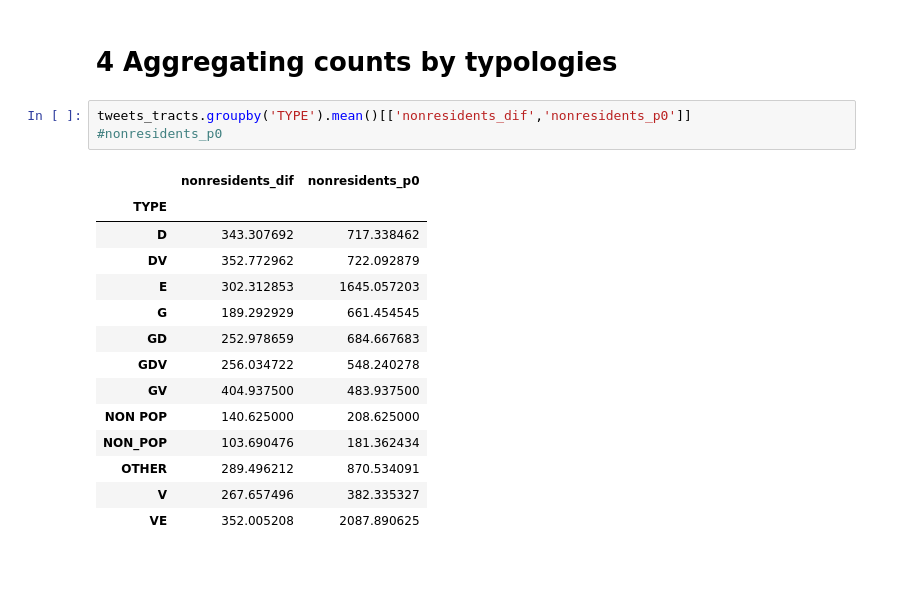
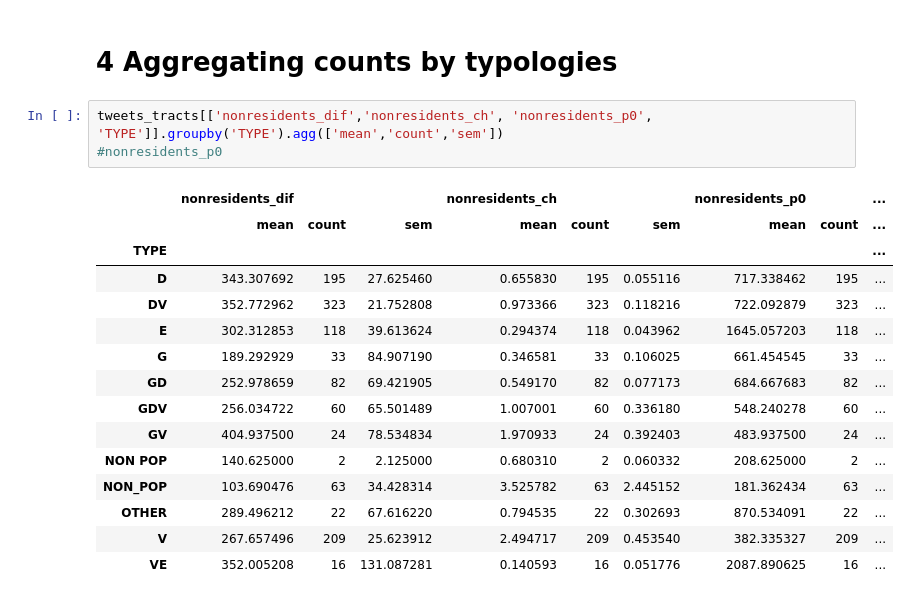
Before and after one commit to rpasquini/twitter_and_displacement, a Jupyter notebook: notebooks/Complete Analysis Example Counts by Typologies .ipynb, the cells around one changed output. Saved outputs shown, nothing was run; the diff lists cells and outputs as text; blank space fills up the shorter version.

```diff
--- a/notebooks/Complete Analysis Example Counts by Typologies .ipynb
+++ b/notebooks/Complete Analysis Example Counts by Typologies .ipynb
@@ -107,20 +108,21 @@ tweets_tracts.head()
 # %% [markdown]
 # 4 Aggregating counts by typologies
 # %%
-tweets_tracts.groupby('TYPE').mean()[['nonresidents_dif','nonresidents_p0']]
+tweets_tracts[['nonresidents_dif','nonresidents_ch', 'nonresidents_p0', 'TYPE']].groupby('TYPE').agg(['mean','count','sem'])
 #nonresidents_p0
 # %% [output]
-|  | nonresidents_dif | nonresidents_p0 |
-| TYPE |  |  |
-| D | 343.307692 | 717.338462 |
-| DV | 352.772962 | 722.092879 |
-| E | 302.312853 | 1645.057203 |
-| G | 189.292929 | 661.454545 |
-| GD | 252.978659 | 684.667683 |
-| GDV | 256.034722 | 548.240278 |
-| GV | 404.937500 | 483.937500 |
-| NON POP | 140.625000 | 208.625000 |
-| NON_POP | 103.690476 | 181.362434 |
-| OTHER | 289.496212 | 870.534091 |
-| V | 267.657496 | 382.335327 |
-| VE | 352.005208 | 2087.890625 |
+|  | nonresidents_dif |  |  | nonresidents_ch |  |  | nonresidents_p0 |  | ... |
+|  | mean | count | sem | mean | count | sem | mean | count | ... |
+| TYPE |  |  |  |  |  |  |  |  | ... |
+| D | 343.307692 | 195 | 27.625460 | 0.655830 | 195 | 0.055116 | 717.338462 | 195 | ... |
+| DV | 352.772962 | 323 | 21.752808 | 0.973366 | 323 | 0.118216 | 722.092879 | 323 | ... |
+| E | 302.312853 | 118 | 39.613624 | 0.294374 | 118 | 0.043962 | 1645.057203 | 118 | ... |
+| G | 189.292929 | 33 | 84.907190 | 0.346581 | 33 | 0.106025 | 661.454545 | 33 | ... |
+| GD | 252.978659 | 82 | 69.421905 | 0.549170 | 82 | 0.077173 | 684.667683 | 82 | ... |
+| GDV | 256.034722 | 60 | 65.501489 | 1.007001 | 60 | 0.336180 | 548.240278 | 60 | ... |
+| GV | 404.937500 | 24 | 78.534834 | 1.970933 | 24 | 0.392403 | 483.937500 | 24 | ... |
+| NON POP | 140.625000 | 2 | 2.125000 | 0.680310 | 2 | 0.060332 | 208.625000 | 2 | ... |
+| NON_POP | 103.690476 | 63 | 34.428314 | 3.525782 | 63 | 2.445152 | 181.362434 | 63 | ... |
+| OTHER | 289.496212 | 22 | 67.616220 | 0.794535 | 22 | 0.302693 | 870.534091 | 22 | ... |
+| V | 267.657496 | 209 | 25.623912 | 2.494717 | 209 | 0.453540 | 382.335327 | 209 | ... |
+| VE | 352.005208 | 16 | 131.087281 | 0.140593 | 16 | 0.051776 | 2087.890625 | 16 | ... |
```
Also changed, not shown: parts of 4 cells of this notebook.
